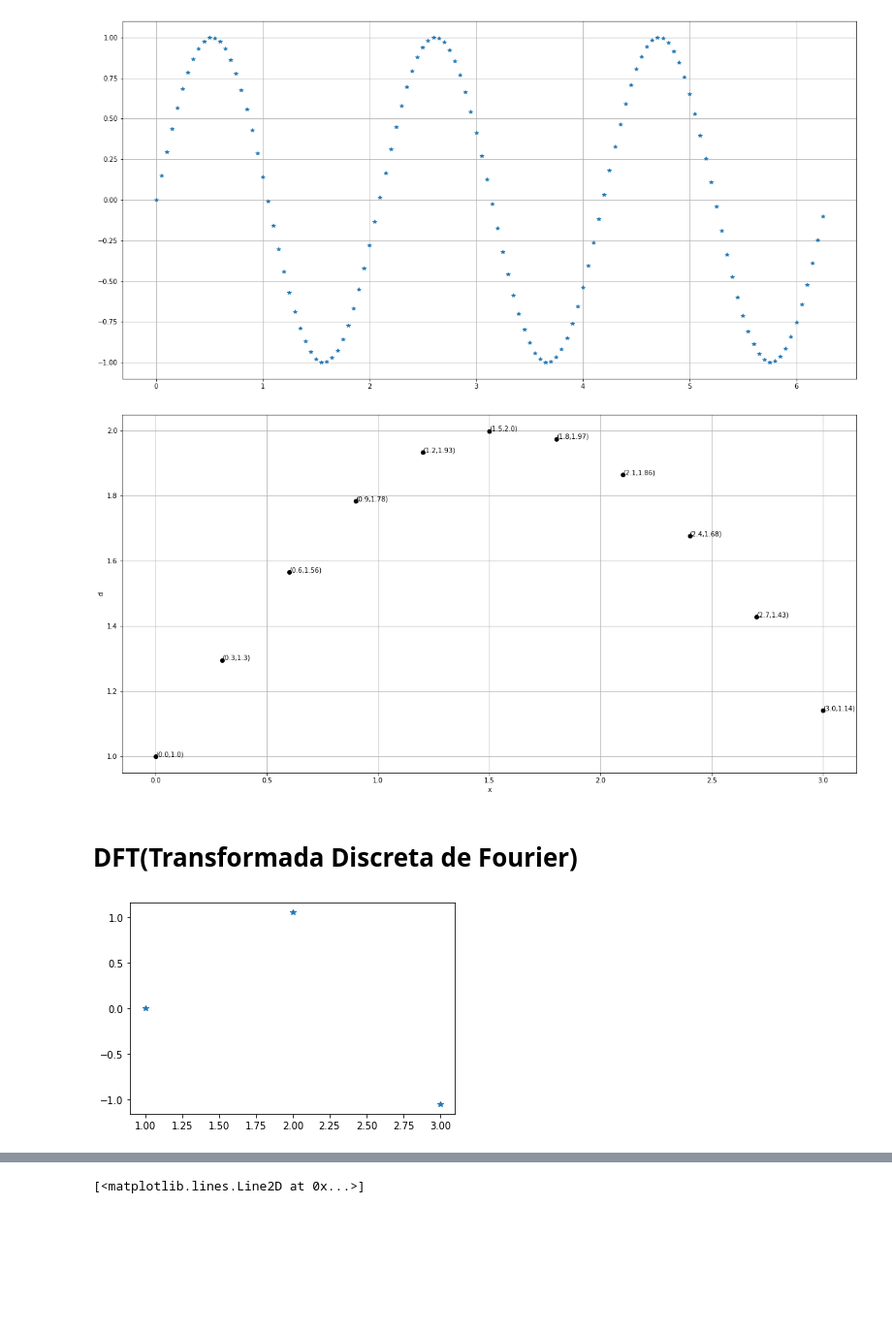
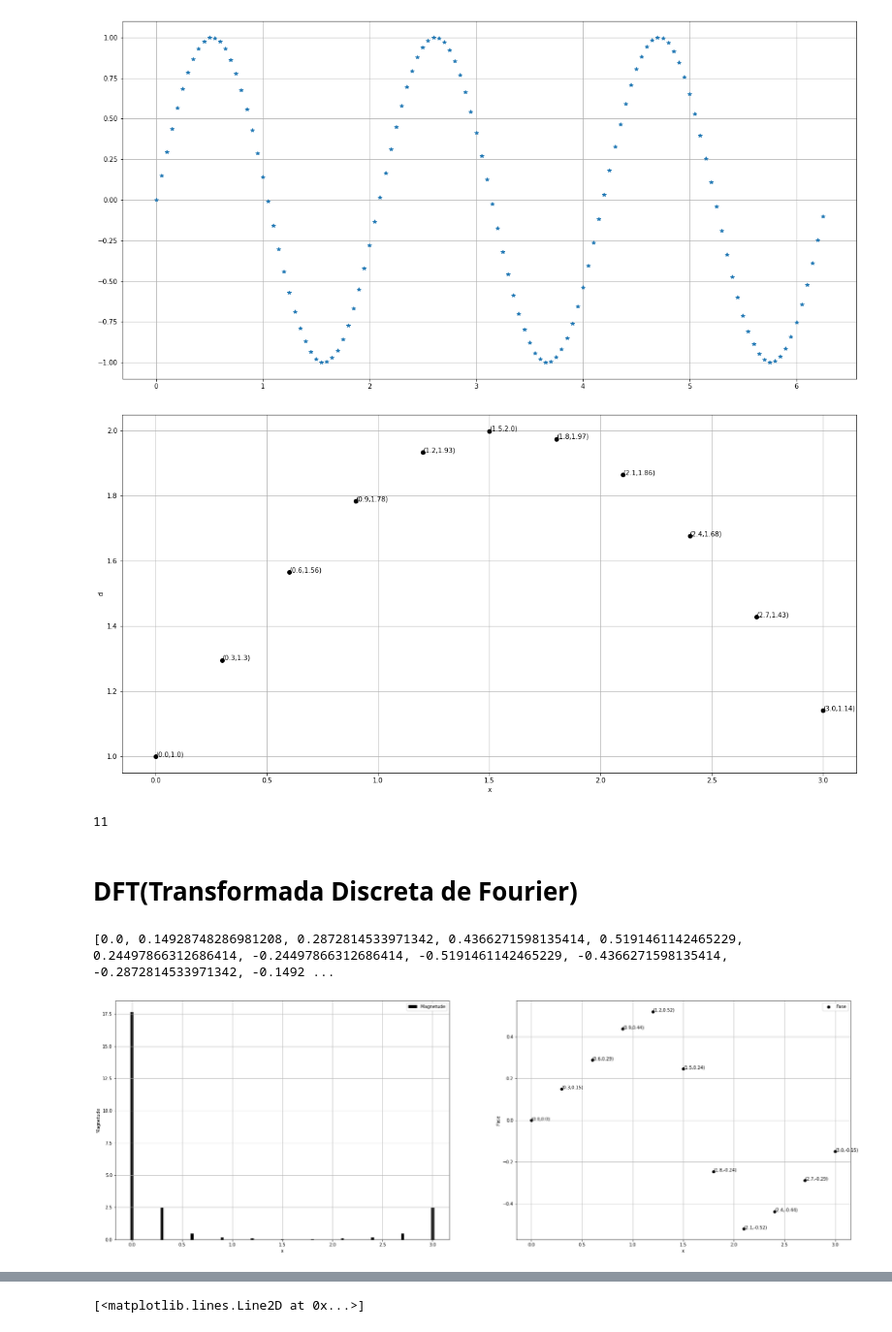
Before and after one commit to HelioLeoesEC/Introducao_wavelet, a Jupyter notebook: main.ipynb, the cells around one changed output, grey strips where cells are left out. Shown at 97% size. Cells and saved outputs as stored; diff of their text form; code cells hidden in the pictures; blank space fills up the shorter version.

```diff
--- a/main.ipynb
+++ b/main.ipynb
@@ -158,8 +158,10 @@ plt.ylabel("d")
 for x1,d1 in zip(x,d):
     ax.annotate('({},{})'.format(round(x1,2),round(d1,2)), xy = (x1,d1))
 plt.show()
+print(len(x))
 # %% [output]
 [figure]
+11
 # %% [markdown]
 # DFT(Transformada Discreta de Fourier)
 # %%
@@ -167,7 +169,7 @@ import matplotlib.pyplot as plt
 import numpy as np
 def coeficiente(amostragem,teta,jota):
     real = round(np.cos((2*np.pi*jota*teta)/amostragem),2)
-    imaginario = round(np.sin((2*np.pi*jota*teta)/amostragem),2)
+    imaginario = (-1)*round(np.sin((2*np.pi*jota*teta)/amostragem),2)
     return [real, imaginario]
 def DFT(amostragem,x,d):
     if len(x) == len(d):
@@ -178,7 +180,35 @@ def DFT(amostragem,x,d):
             for j in range(len(x)):
                 retorno = coeficiente(amostragem=amostragem,teta=teta,jota=j)
                 real = real + d[j]* retorno[0]
-                imaginaria = real + d[j]*retorno[1]
-            d_chapeu.append([real,imaginaria])
+                imaginaria = imaginaria + d[j]*retorno[1]
+            d_chapeu.append([round(real,2),round(imaginaria,2)])
+        magnitude = []
+        fase = []
+        for i in d_chapeu:
+            magnitude.append(round(np.sqrt(i[0]**2 + i[1]**2),2))
+            if  i[0] == 0:
+                fase.append(round(np.pi/2))
+            else:
+                fase.append(np.arctan(i[1]/i[0]))
+        print(fase)
+        figura = plt.figure(figsize = (30, 10))
+        ax = figura.add_subplot(1,2,1)
+        ax.bar(x,magnitude,color = "black",label = "Magnetude",width=0.03)
+        plt.xlabel("x")
+        plt.ylabel("Magnetude")
+        ax.legend()
+        ax.grid(True)
+        '''for x1,d1 in zip(x,magnitude):
+            ax.annotate('({},{})'.format(round(x1,2),round(d1,2)), xy = (x1,d1))'''
+        ax2 = figura.add_subplot(1,2,2)
+        ax2.plot(x,fase,"ko",label = "Fase")
+        plt.xlabel("x")
+        plt.ylabel("Fase")
+        ax2.legend()
+        ax2.grid(True)
+        for x1,d1 in zip(x,fase):
+            ax2.annotate('({},{})'.format(round(x1,2),round(d1,2)), xy = (x1,d1))
+        plt.show()
+        #Plotagem dos valores
     else:
         print("As matrizes não são iguais")
@@ -188,4 +215,8 @@ y = [1,2,1]
-# %%
-DFT(amostragem=3,m=x,x=y)
-# %% [output]
-[figure, removed]
+# %%
+x = np.arange(0,np.pi,0.3)
+d = 1 + np.sin(x)
+
+DFT(amostragem=len(x),x=x,d=d)
+# %% [output]
+[0.0, 0.14928748286981208, 0.2872814533971342, 0.4366271598135414, 0.5191461142465229, 0.24497866312686414, -0.24497866312686414, -0.5191461142465229, -0.4366271598135414, -0.2872814533971342, -0.1492 ...
+[figure, added]
```
Also changed, not shown: parts of 2 cells of this notebook, 1 other file.
